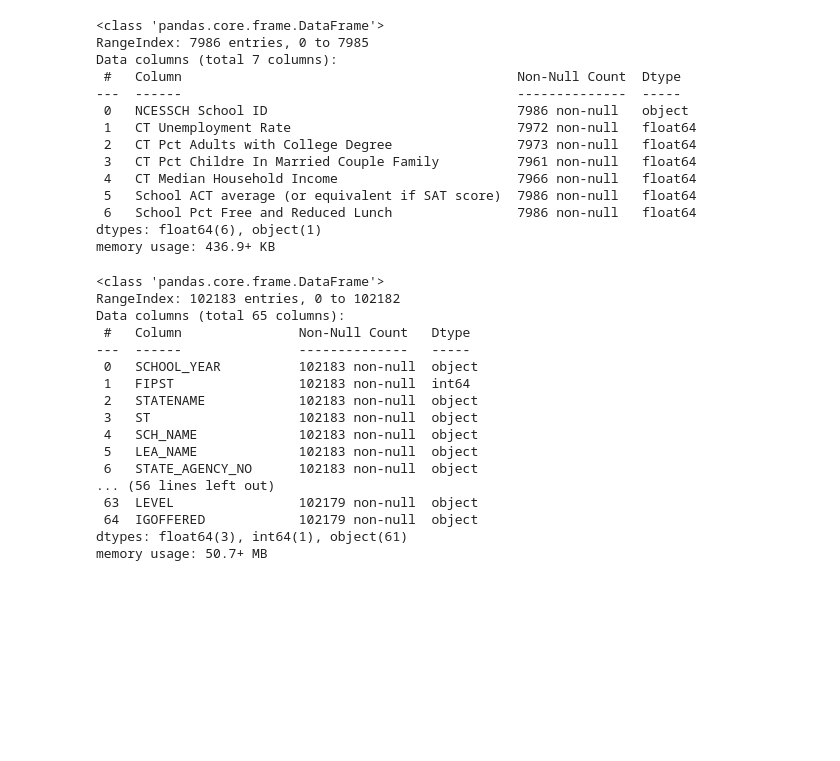
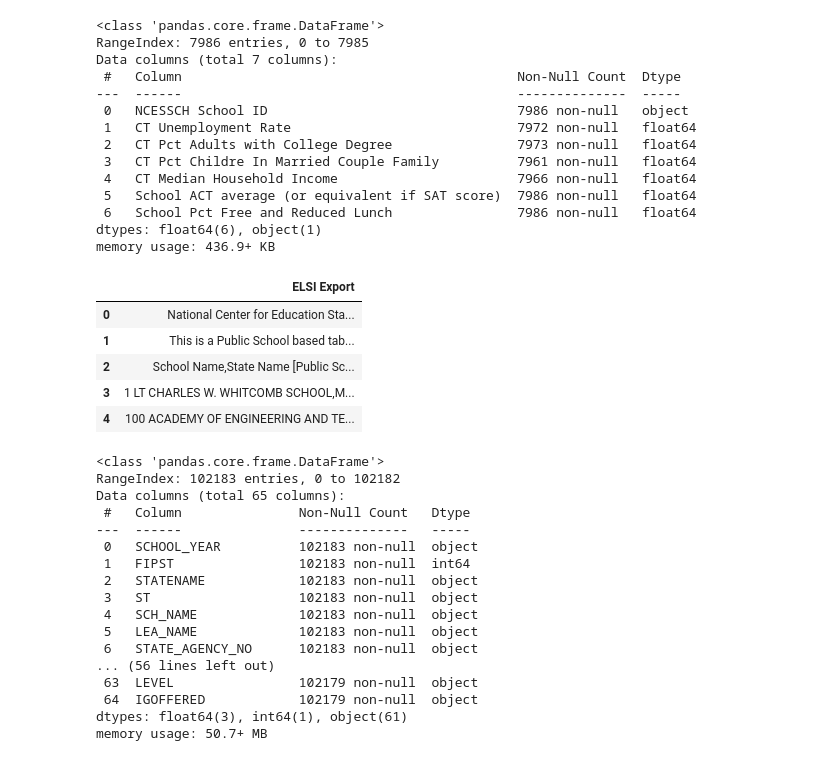
Before and after one commit to jngakwa/education, a Jupyter notebook: code/education notebook.ipynb, the cells around one changed output. Cells and saved outputs as stored; diff of their text form; code cells hidden in the pictures; blank space fills up the shorter version.

```diff
--- a/code/education notebook.ipynb
+++ b/code/education notebook.ipynb
@@ -32,5 +32,5 @@ edgap = pd.read_excel(
 )
 # %%
 public = pd.read_csv(
-
+    "https://raw.githubusercontent.com/jngakwa/education/refs/heads/main/data/ELSI_csv_export_6389616345381276462203.csv", sep=","
 )
@@ -87,6 +89,15 @@ Data columns (total 7 columns):
  6   School Pct Free and Reduced Lunch                7986 non-null   float64
 dtypes: float64(6), object(1)
 memory usage: 436.9+ KB
+# %%
+public.head()
+# %% [output]
+|  | ELSI Export |
+| 0 | National Center for Education Sta... |
+| 1 | This is a Public School based tab... |
+| 2 | School Name,State Name [Public Sc... |
+| 3 | 1 LT CHARLES W. WHITCOMB SCHOOL,M... |
+| 4 | 100 ACADEMY OF ENGINEERING AND TE... |
 # %%
 school_information.info()
 # %% [output]
```
Also changed, not shown: parts of 1 cell of this notebook, 1 other file.
